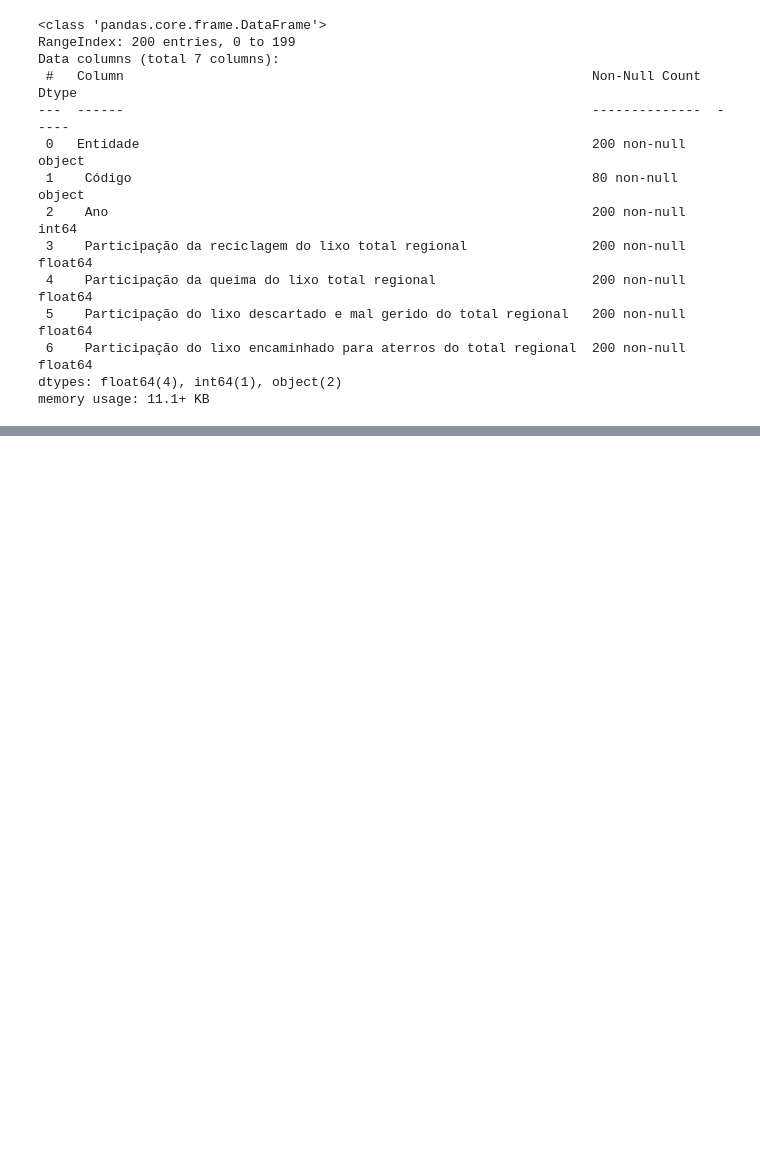
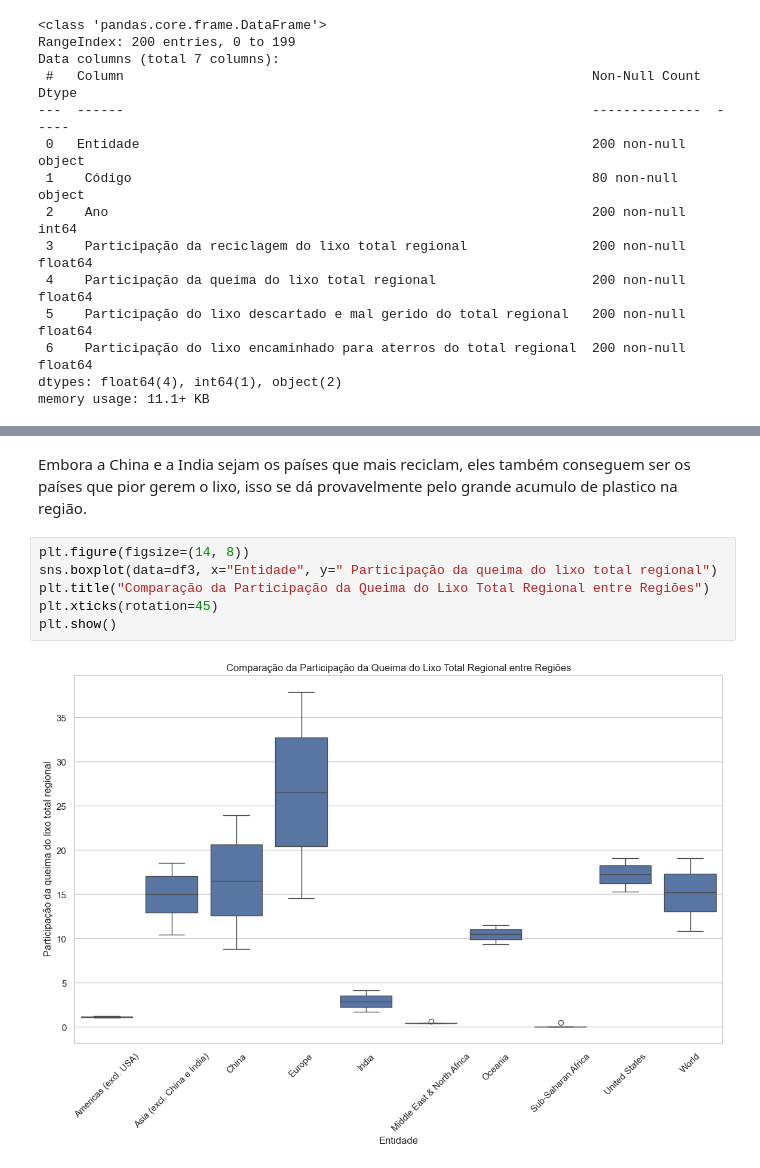
Before and after one commit to nemcolas/GSIA, a Jupyter notebook: main.ipynb, the cells around one changed output, grey strips where cells are left out. Saved outputs shown, nothing was run; the diff lists cells and outputs as text; blank space fills up the shorter version.

```diff
--- a/main.ipynb
+++ b/main.ipynb
@@ -168,0 +163,10 @@ sns.pairplot(df3, hue='Entidade', palette='viridis', markers='o', diag_kind='kde
+# %% [markdown]
+Embora a China e a India sejam os países que mais reciclam, eles também conseguem ser os países que pior gerem o lixo, isso se dá provavelmente pelo grande acumulo de plastico na região.
+# %%
+plt.figure(figsize=(14, 8))
+sns.boxplot(data=df3, x="Entidade", y=" Participação da queima do lixo total regional")
+plt.title("Comparação da Participação da Queima do Lixo Total Regional entre Regiões")
+plt.xticks(rotation=45)
+plt.show()
+# %% [output]
+[figure, added]
```
Also changed, not shown: parts of 7 cells of this notebook.
